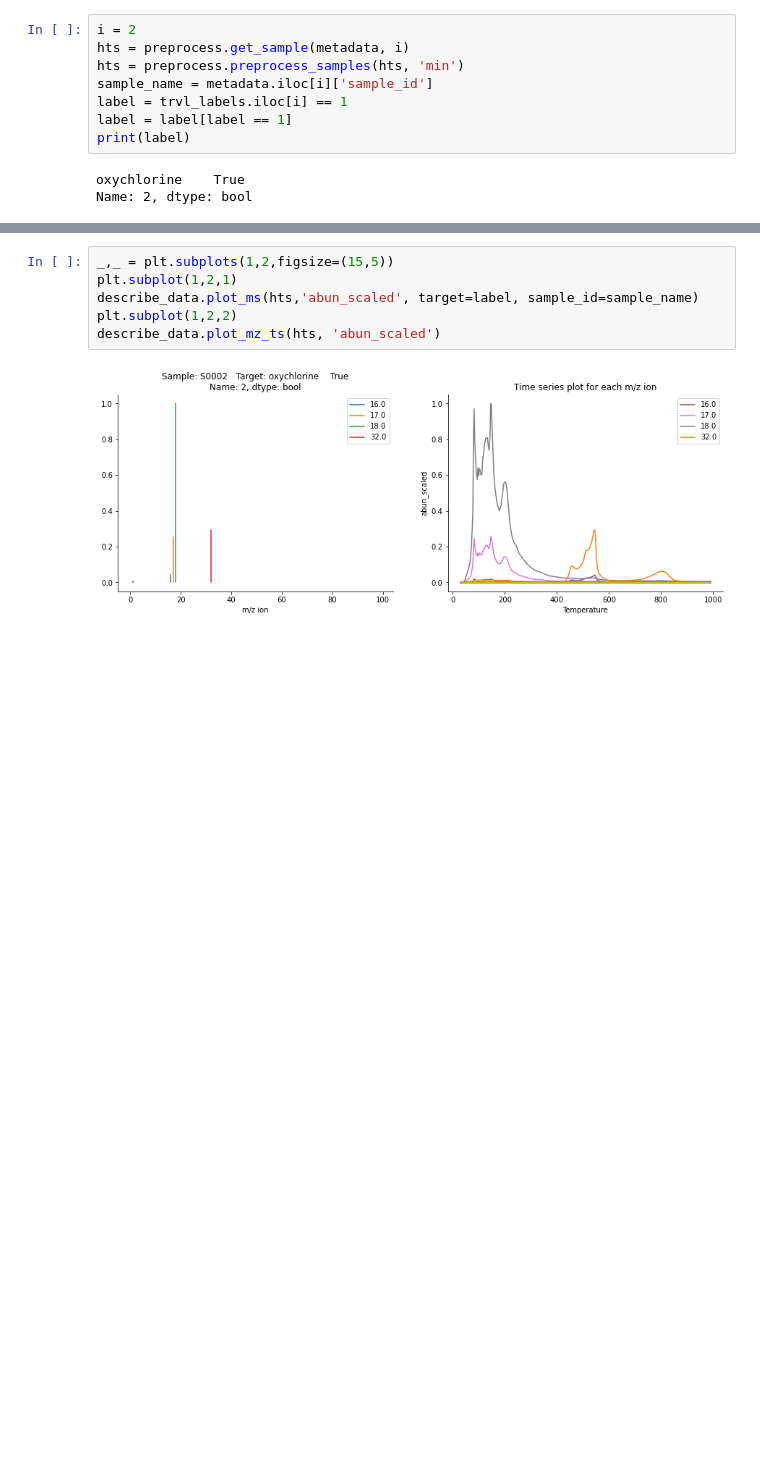
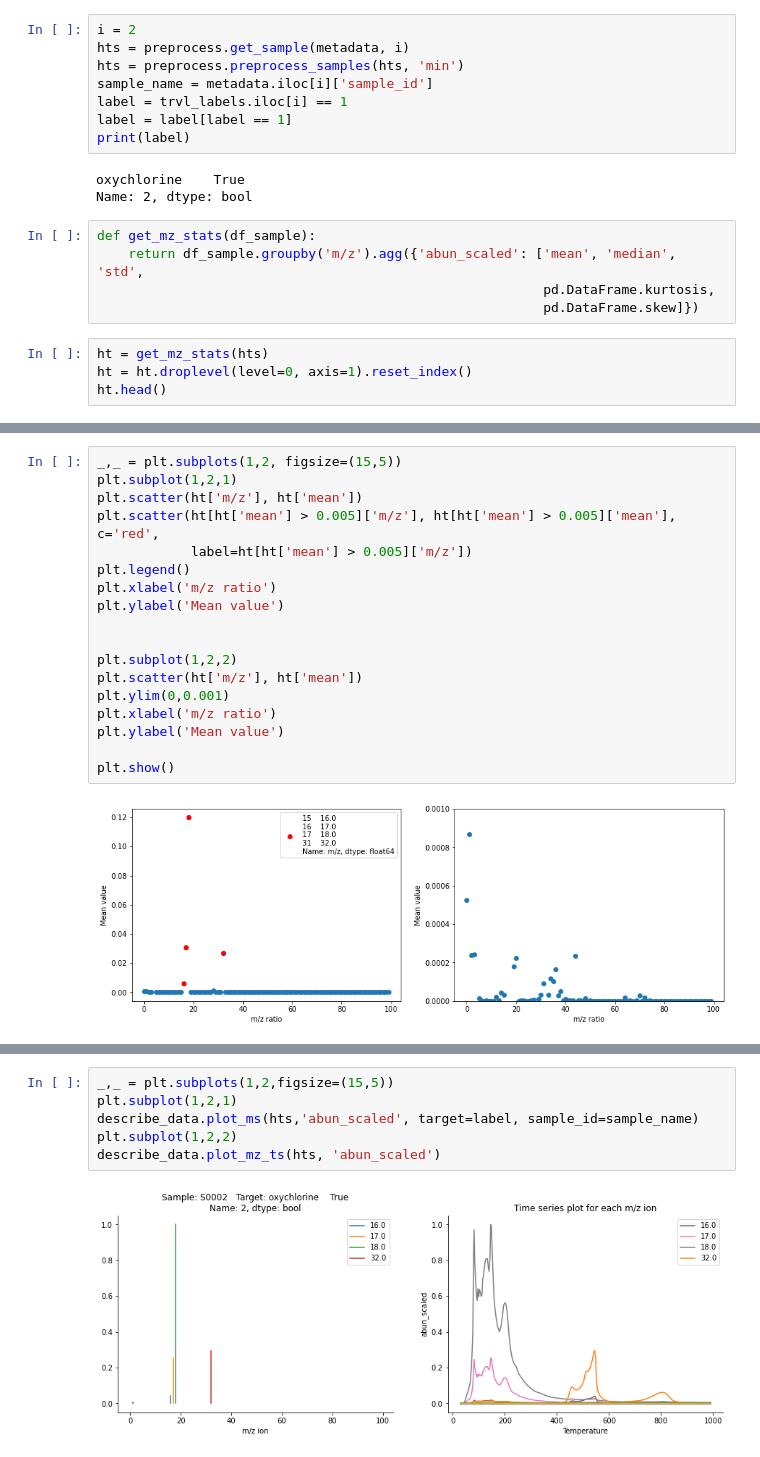
Before and after one commit to itacdonev/MarsSpectrometry, a Jupyter notebook: notebooks/eda.ipynb, the cells around one changed output, grey strips where cells are left out. Drawn from its saved outputs; the diff is of its cells as text; blank space fills up the shorter version.

```diff
--- a/notebooks/eda.ipynb
+++ b/notebooks/eda.ipynb
@@ -212,3 +307,12 @@ print(label)
 # %% [output]
 oxychlorine    True
 Name: 2, dtype: bool
+# %%
+def get_mz_stats(df_sample):
+    return df_sample.groupby('m/z').agg({'abun_scaled': ['mean', 'median', 'std',
+                                                         pd.DataFrame.kurtosis,
+                                                         pd.DataFrame.skew]})
+# %%
+ht = get_mz_stats(hts)
+ht = ht.droplevel(level=0, axis=1).reset_index()
+ht.head()
@@ -214,0 +336,20 @@ Name: 2, dtype: bool
+# %%
+_,_ = plt.subplots(1,2, figsize=(15,5))
+plt.subplot(1,2,1)
+plt.scatter(ht['m/z'], ht['mean'])
+plt.scatter(ht[ht['mean'] > 0.005]['m/z'], ht[ht['mean'] > 0.005]['mean'], c='red',
+            label=ht[ht['mean'] > 0.005]['m/z'])
+plt.legend()
+plt.xlabel('m/z ratio')
+plt.ylabel('Mean value')
+
+
+plt.subplot(1,2,2)
+plt.scatter(ht['m/z'], ht['mean'])
+plt.ylim(0,0.001)
+plt.xlabel('m/z ratio')
+plt.ylabel('Mean value')
+
+plt.show()
+# %% [output]
+[figure, added]
```
Also changed, not shown: parts of 36 cells of this notebook.
